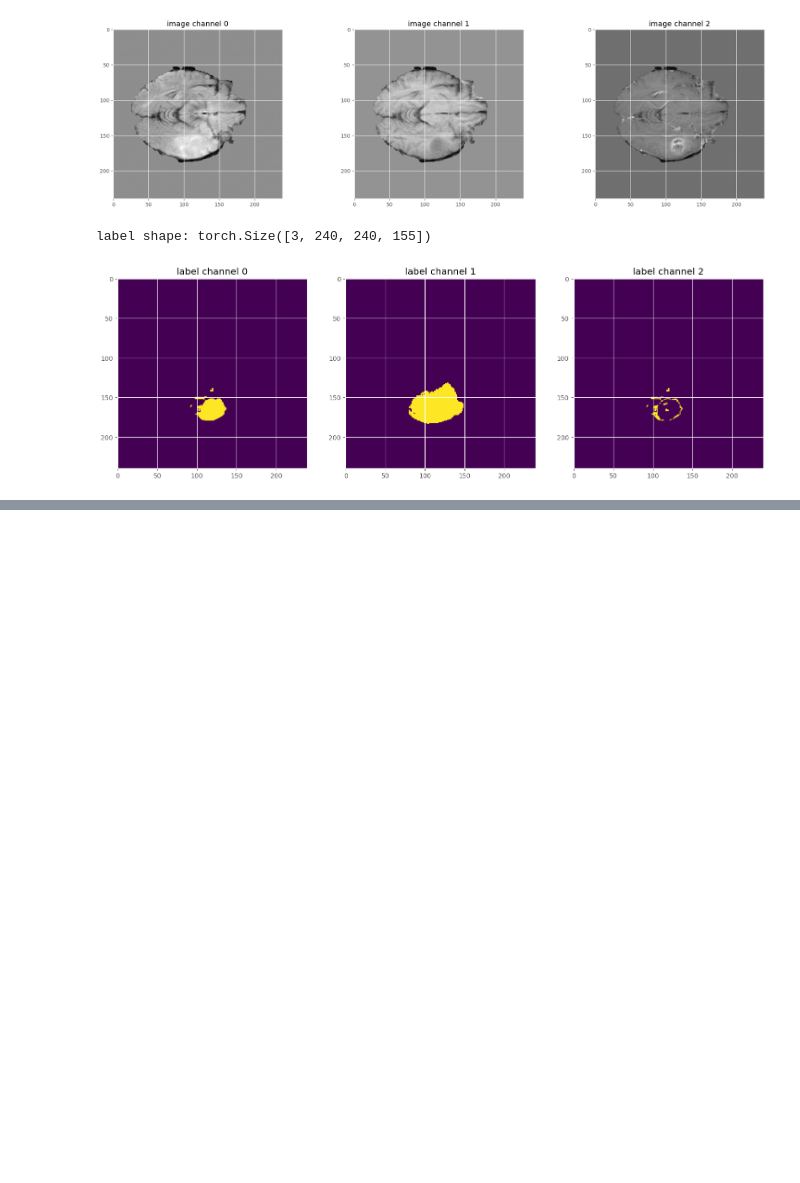
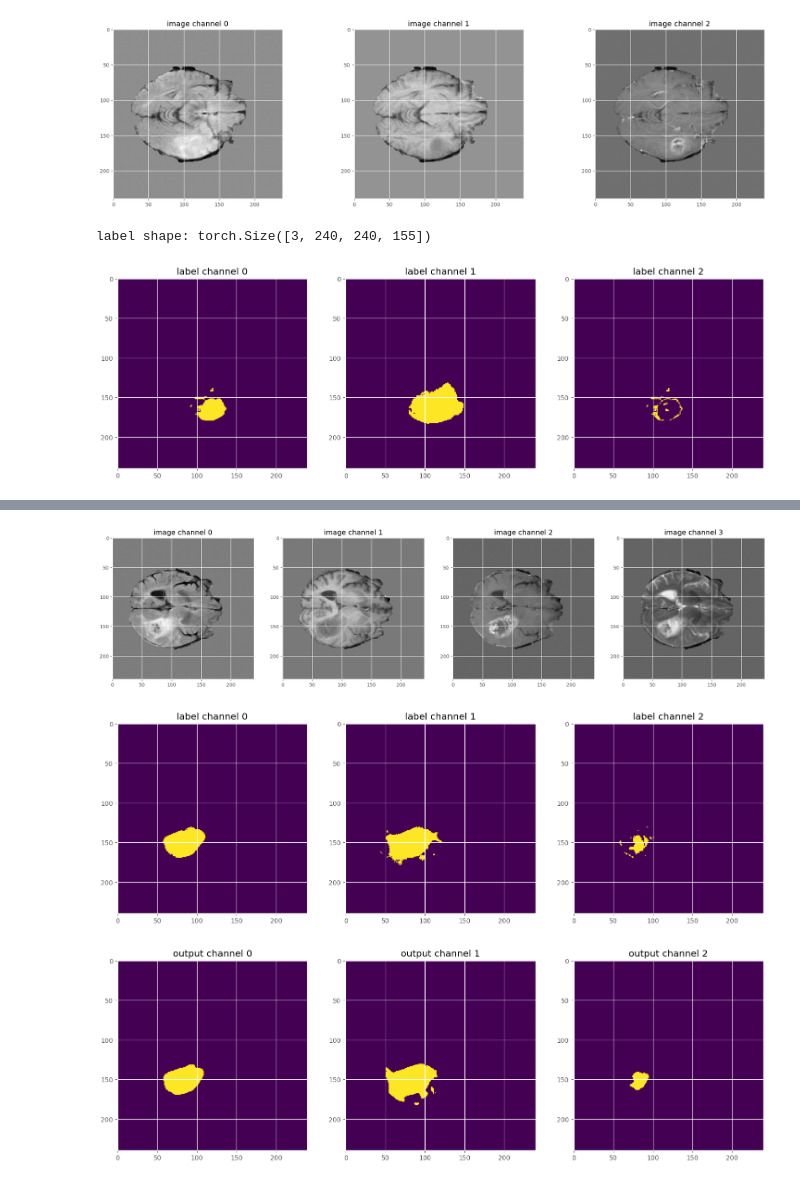
Before and after one commit to wwwinters/ssl_brainTumor, a Jupyter notebook: notebooks/20260225_3d_seg_monai_v2.ipynb, the cells around one changed output, grey strips where cells are left out. Saved outputs shown, nothing was run; the diff lists cells and outputs as text; code cells hidden in the pictures; blank space fills up the shorter version.

Commit message:
Progress on Research Report

```diff
--- a/notebooks/20260225_3d_seg_monai_v2.ipynb
+++ b/notebooks/20260225_3d_seg_monai_v2.ipynb
@@ -75,7 +75,7 @@ To enable the following instructions: AVX2 AVX512F AVX512_VNNI AVX512_BF16 FMA,
 # %%
 SEED = 42
 ROOT_DIR = '../monai'
-MAX_EPOCHS = 50
+MAX_EPOCHS = 100
 VAL_INTERVAL = 1
 VAL_AMP = True
 NUM_WORKERS = 4
@@ -249,15 +249,13 @@ scaler = torch.GradScaler('cuda')
 torch.backends.cudnn.benchmark = True
 # %%
 # Early stopping parameters
-patience = 10
+patience = 3
 min_delta = 1e-4
 best_metric = -1
 best_metric_epoch = -1
 early_stop_counter = 0
 early_stop_triggered = False
 
-best_metric = -1
-best_metric_epoch = -1
 best_metrics_epochs_and_time = [[], [], []]
 epoch_loss_values = []
 metric_values = []
@@ -436,0 +442,37 @@ plt.show()
+# %%
+model.load_state_dict(torch.load(os.path.join(ROOT_DIR, 'best_metric_model.pth'), weights_only=True))
+model.eval()
+with torch.no_grad():
+    # select one image to evaluate and visualize the model output
+    val_input = val_ds[6]['image'].unsqueeze(0).to(DEVICE)
+    roi_size = (ROI_SIZE)
+    sw_batch_size = 4
+    val_output = inference(val_input)
+    val_output = post_trans(val_output[0])
+    plt.figure('image', (24, 6))
+    for i in range(4):
+        plt.subplot(1, 4, i + 1)
+        plt.title(f'image channel {i}')
+        plt.imshow(val_ds[6]['image'][i, :, :, 70].detach().cpu(), cmap='gray')
+    plt.savefig('../report/figures/infer_imgChan.jpg', dpi=300, bbox_inches=None)
+    plt.show()
+    # visualize the 3 channels label corresponding to this image
+    plt.figure('label', (18, 6))
+    for i in range(3):
+        plt.subplot(1, 3, i + 1)
+        plt.title(f'label channel {i}')
+        plt.imshow(val_ds[6]['label'][i, :, :, 70].detach().cpu())
+    plt.savefig('../report/figures/infer_imglab.jpg', dpi=300, bbox_inches=None)
+    plt.show()
+    # visualize the 3 channels model output corresponding to this image
+    plt.figure('output', (18, 6))
+    for i in range(3):
+        plt.subplot(1, 3, i + 1)
+        plt.title(f'output channel {i}')
+        plt.imshow(val_output[i, :, :, 70].detach().cpu())
+    plt.savefig('../report/figures/infer_outchn.jpg', dpi=300, bbox_inches=None)
+    plt.show()
+# %% [output]
+[figure, added]
+[figure, added]
+[figure, added]
```
Also changed, not shown: parts of 3 cells of this notebook, 21 other files.
